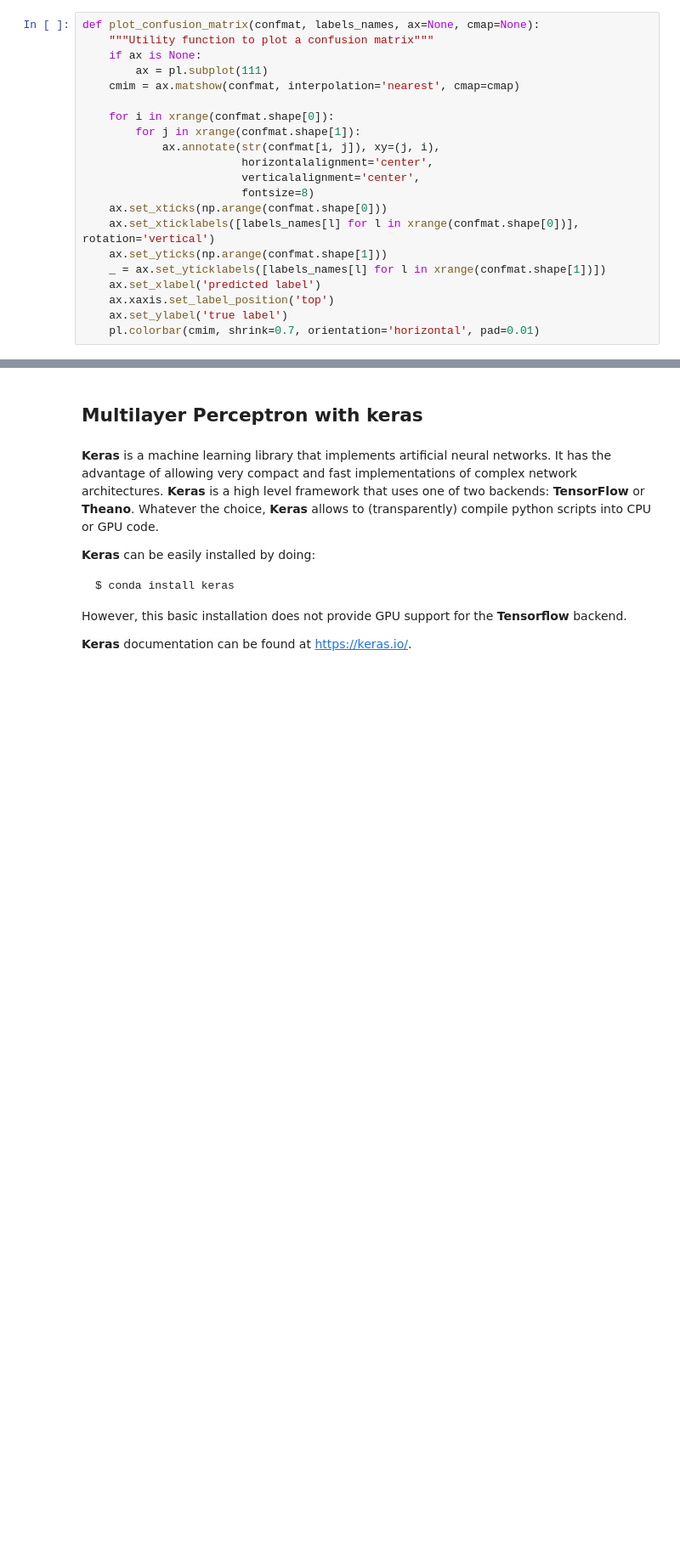
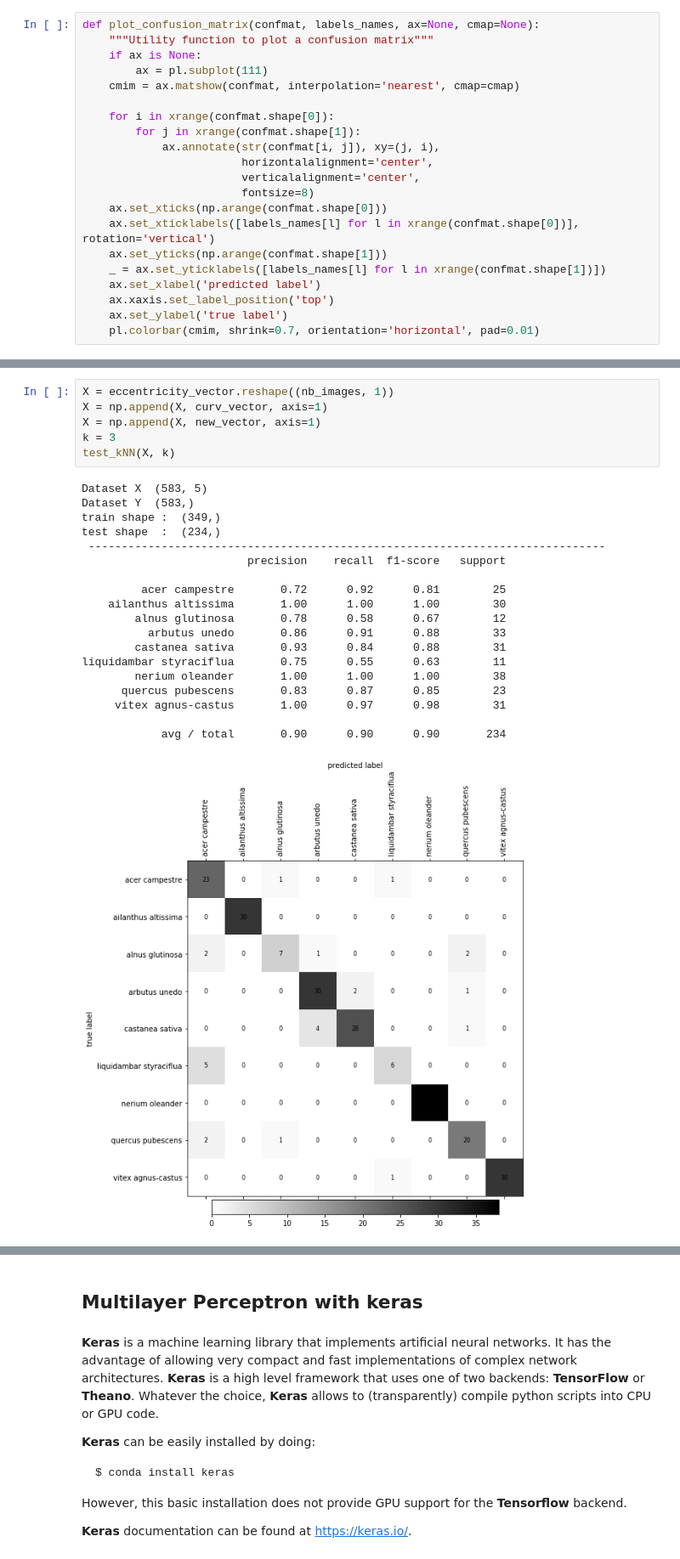
Before and after one commit to mylag/MLBD, a Jupyter notebook: MLBD_lab2/lab2_assignment.ipynb, the cells around one changed output, grey strips where cells are left out. Shown at 85% size. Cells and saved outputs as stored; diff of their text form; blank space fills up the shorter version.

```diff
--- a/MLBD_lab2/lab2_assignment.ipynb
+++ b/MLBD_lab2/lab2_assignment.ipynb
@@ -771,0 +790,26 @@ def numpy_minmax(X):
+# %%
+X = eccentricity_vector.reshape((nb_images, 1))
+X = np.append(X, curv_vector, axis=1)
+X = np.append(X, new_vector, axis=1)
+k = 3
+test_kNN(X, k)
+# %% [output]
+Dataset X  (583, 5)
+Dataset Y  (583,)
+train shape :  (349,)
+test shape  :  (234,)
+ ------------------------------------------------------------------------------
+                         precision    recall  f1-score   support
+
+         acer campestre       0.72      0.92      0.81        25
+    ailanthus altissima       1.00      1.00      1.00        30
+        alnus glutinosa       0.78      0.58      0.67        12
+          arbutus unedo       0.86      0.91      0.88        33
+        castanea sativa       0.93      0.84      0.88        31
+liquidambar styraciflua       0.75      0.55      0.63        11
+        nerium oleander       1.00      1.00      1.00        38
+      quercus pubescens       0.83      0.87      0.85        23
+     vitex agnus-castus       1.00      0.97      0.98        31
+
+            avg / total       0.90      0.90      0.90       234
+[figure, added]
```
Also changed, not shown: parts of 30 cells of this notebook, 1 other file.
